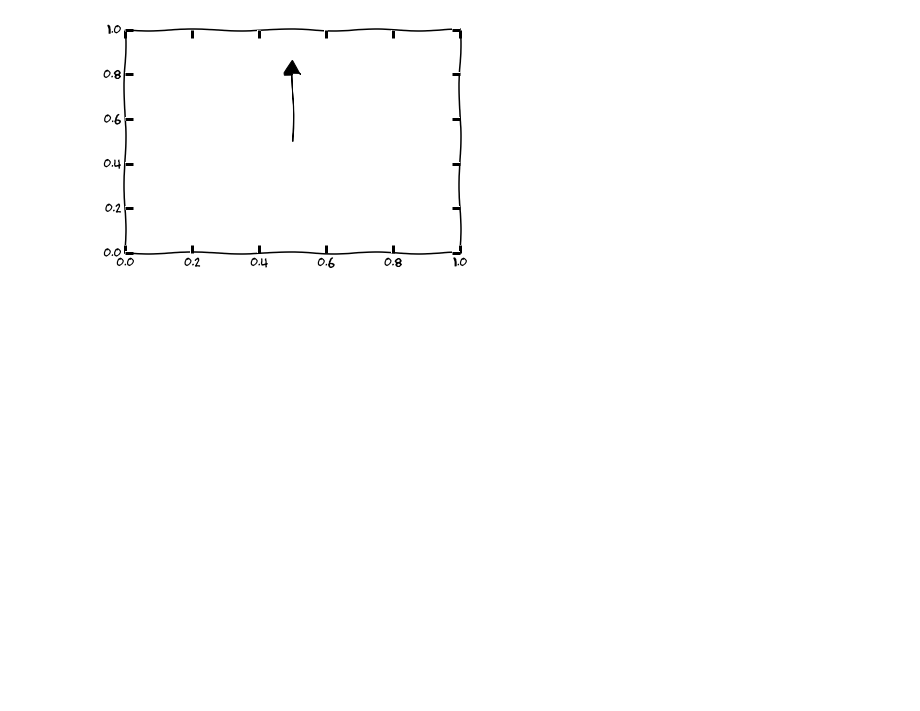
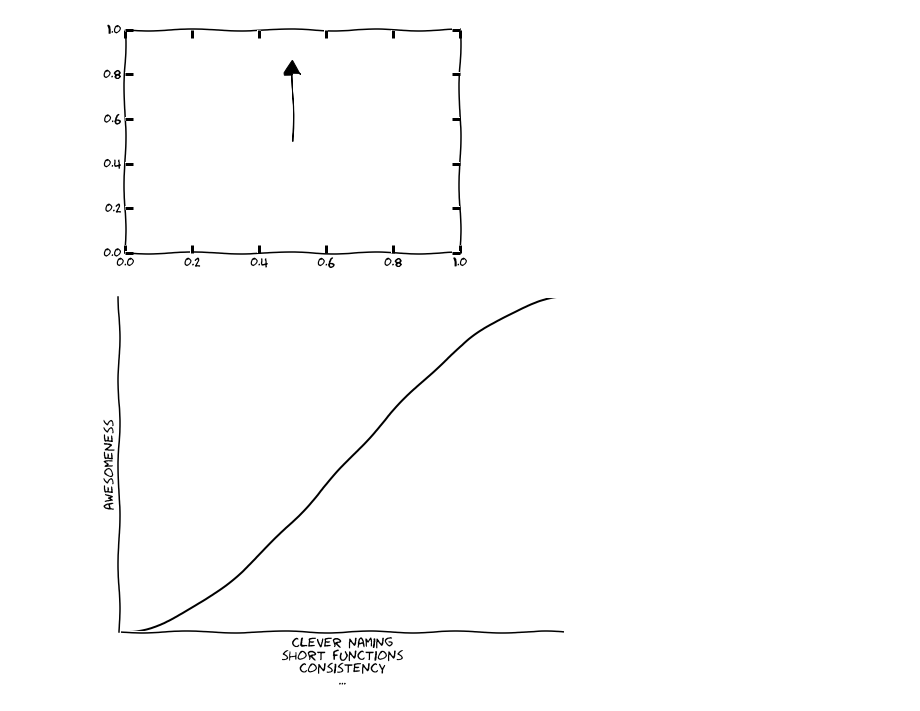
Before and after one commit to warenlg/pydata-warsaw-2017, a Jupyter notebook: graphs.ipynb, the cells around one changed output. Saved outputs shown, nothing was run; the diff lists cells and outputs as text; code cells hidden in the pictures; blank space fills up the shorter version.

```diff
--- a/graphs.ipynb
+++ b/graphs.ipynb
@@ -67,3 +67,16 @@ arrow(0.5, 0.5, 0, 0.3, head_width=0.05, head_length=0.06, fc="black", ec="black
 # %% [output]
 <matplotlib.patches.FancyArrow at 0x...>
 [figure]
+# %%
+pylab.rcParams["figure.figsize"] = (8, 6)
+axes().spines['right'].set_color('none')
+axes().spines['top'].set_color('none')
+xticks([])
+yticks([])
+plot(arange(0, 1, 0.01), -2 * arange(0, 1, 0.01)**3 + 3 * arange(0, 1, 0.01)**2, c="black")
+ylabel('awesomeness')
+xlabel('clever naming\nshort functions\nconsistency\n...')
+savefig("pictures/stylecorr.png", bbox_inches="tight", dpi=100)
+!pngquant -f pictures/stylecorr.png -o pictures/stylecorr.png
+# %% [output]
+[figure, added]
```
Also changed, not shown: 5 other files.
